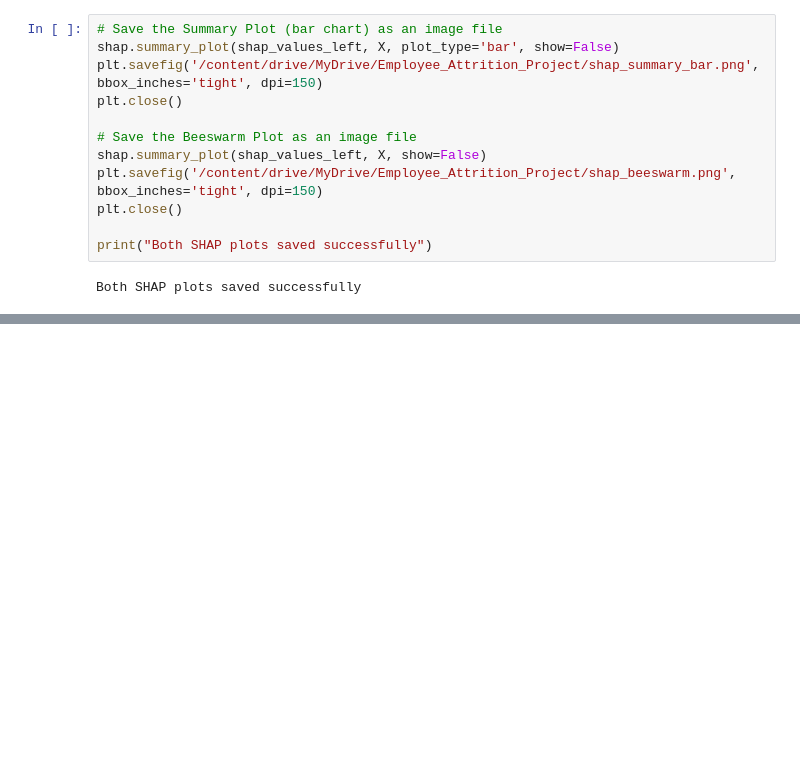
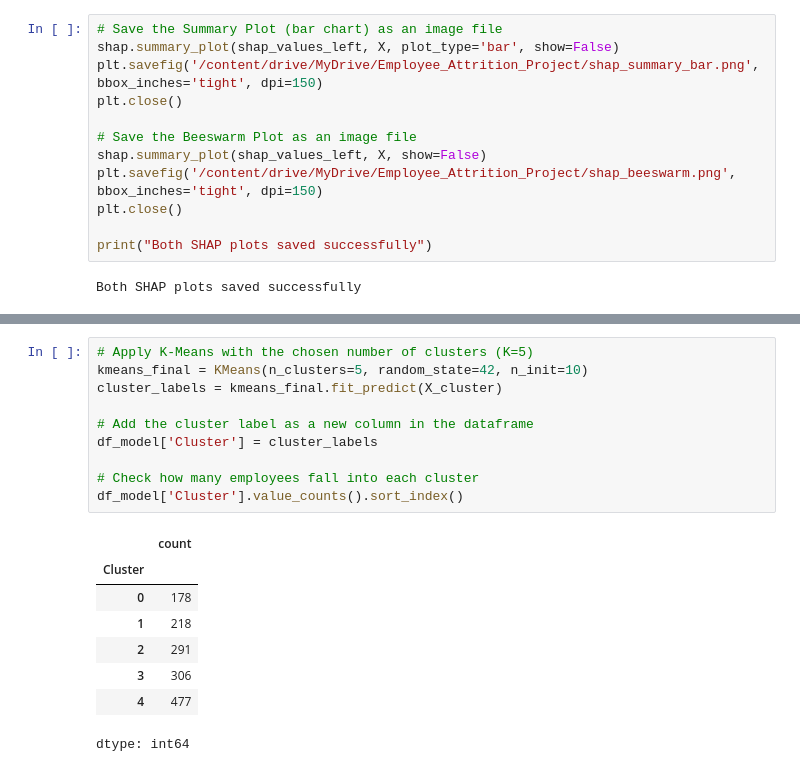
Before and after one commit to zainaahamed-work/Employee-Attrition-Analytics-XAI, a Jupyter notebook: Employee_Attrition_Project.ipynb, the cells around one changed output, grey strips where cells are left out. Cells and saved outputs as stored; diff of their text form; blank space fills up the shorter version.

```diff
--- a/Employee_Attrition_Project.ipynb
+++ b/Employee_Attrition_Project.ipynb
@@ -487,0 +517,19 @@ Both SHAP plots saved successfully
+# %%
+# Apply K-Means with the chosen number of clusters (K=5)
+kmeans_final = KMeans(n_clusters=5, random_state=42, n_init=10)
+cluster_labels = kmeans_final.fit_predict(X_cluster)
+
+# Add the cluster label as a new column in the dataframe
+df_model['Cluster'] = cluster_labels
+
+# Check how many employees fall into each cluster
+df_model['Cluster'].value_counts().sort_index()
+# %% [output]
+|  | count |
+| Cluster |  |
+| 0 | 178 |
+| 1 | 218 |
+| 2 | 291 |
+| 3 | 306 |
+| 4 | 477 |
+dtype: int64
```
Also changed, not shown: parts of 7 cells of this notebook.
